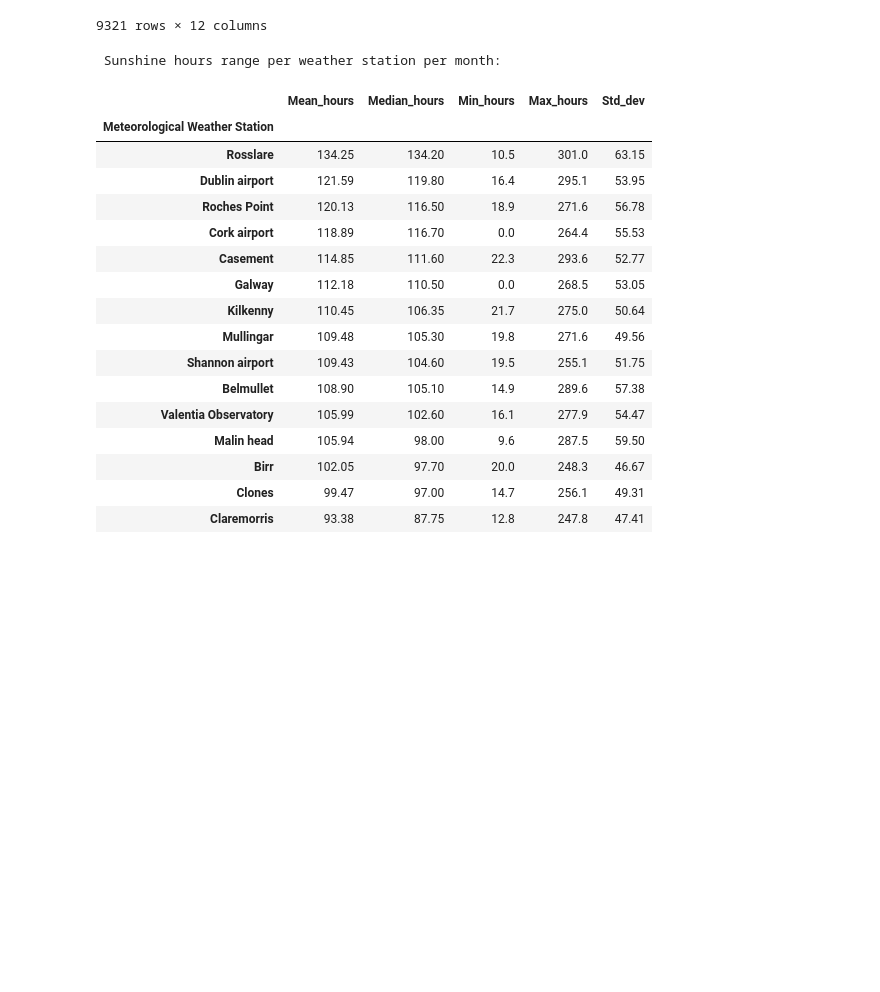
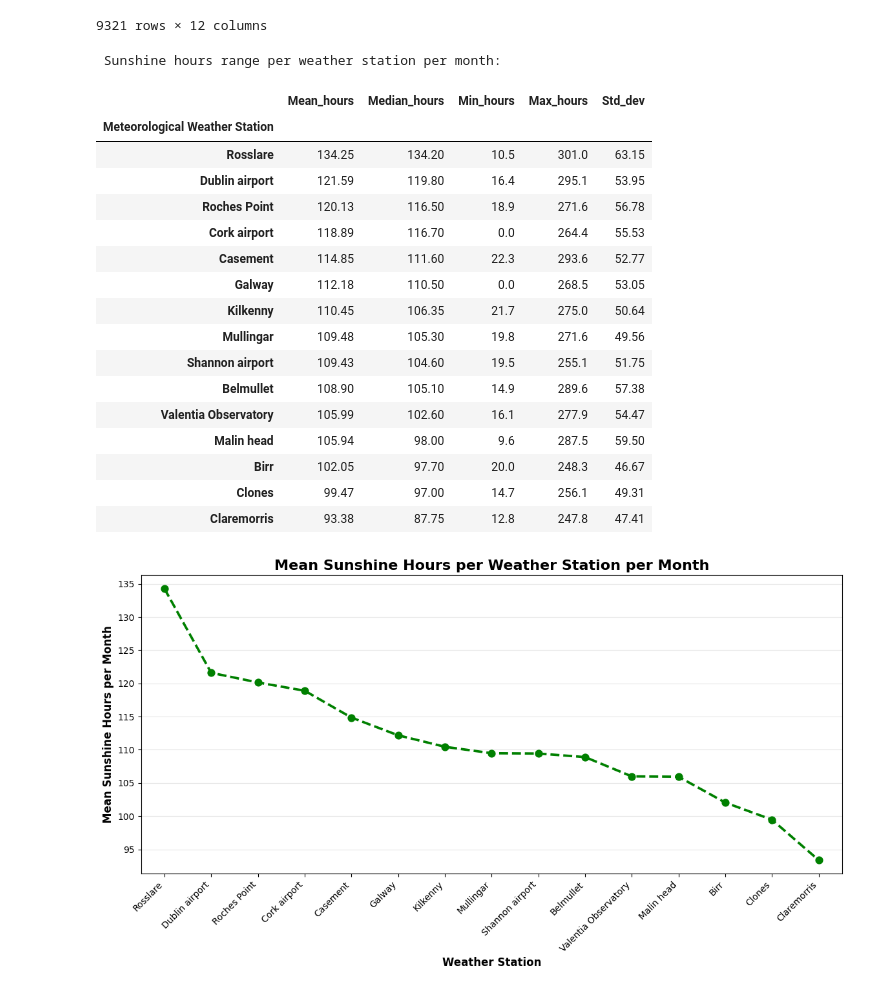
Before and after one commit to Hugo-van-Zyl/programming-for-data-analytics, a Jupyter notebook: Big Project/bigproject.ipynb, the cells around one changed output. Drawn from its saved outputs; the diff is of its cells as text; code cells hidden in the pictures; blank space fills up the shorter version.

```diff
--- a/Big Project/bigproject.ipynb
+++ b/Big Project/bigproject.ipynb
@@ -149,33 +149,52 @@ Dataset for Most Sunshine Hours in a Day:
 # use .groupby to group the data per wearther station
 mean_by_station = df_totalsunshinehrs.groupby('Meteorological Weather Station')['Sunshine_Hours'].agg([
     ('Mean_hours', 'mean'), # calculate the mean
     ('Median_hours', 'median'), # calculate the median
     ('Min_hours', 'min'), # calculate the minimum value
     ('Max_hours', 'max'), # calculate the maximum value
     ('Std_dev', 'std'),]).round(2).sort_values('Mean_hours', ascending=False) # sort higest to lowest using mean hours and round figures to 2 decimals
 
 print("\n Sunshine hours range per weather station per month:")
 display(mean_by_station) # show table
 # this gives us an insight which locations have more sunlight hours than others
+
+# Plot this data using seaborn
+plt.figure(figsize=(14, 6)) # set size of plot
+sns.pointplot( # use point plot
+    data=mean_by_station_plot,
+    x='Meteorological Weather Station', # set x values
+    y='Mean_hours', # set y values
+    color='green', # set color of line
+    markers='o', # use markers to show data for point each station
+    linestyles='--' # use dotted lines to connect the data
+)
+
+plt.xlabel('Weather Station', fontsize=12, fontweight='bold') # define label and make bold
+plt.ylabel('Mean Sunshine Hours per Month', fontsize=12, fontweight='bold') # define label and make bold
+plt.title('Mean Sunshine Hours per Weather Station per Month', fontsize=16, fontweight='bold') # define label and make bold
+plt.xticks(rotation=45, ha='right') # rotate the x axis text to make easier to read and fit in space
+plt.grid(axis='y', alpha=0.3) # make a grid to easier see value levels on y axis
+plt.show() # show plot
 # %% [output]
  Sunshine hours range per weather station per month:
 |  | Mean_hours | Median_hours | Min_hours | Max_hours | Std_dev |
 | Meteorological Weather Station |  |  |  |  |  |
 | Rosslare | 134.25 | 134.20 | 10.5 | 301.0 | 63.15 |
 | Dublin airport | 121.59 | 119.80 | 16.4 | 295.1 | 53.95 |
 | Roches Point | 120.13 | 116.50 | 18.9 | 271.6 | 56.78 |
 | Cork airport | 118.89 | 116.70 | 0.0 | 264.4 | 55.53 |
 | Casement | 114.85 | 111.60 | 22.3 | 293.6 | 52.77 |
 | Galway | 112.18 | 110.50 | 0.0 | 268.5 | 53.05 |
 | Kilkenny | 110.45 | 106.35 | 21.7 | 275.0 | 50.64 |
 | Mullingar | 109.48 | 105.30 | 19.8 | 271.6 | 49.56 |
 | Shannon airport | 109.43 | 104.60 | 19.5 | 255.1 | 51.75 |
 | Belmullet | 108.90 | 105.10 | 14.9 | 289.6 | 57.38 |
 | Valentia Observatory | 105.99 | 102.60 | 16.1 | 277.9 | 54.47 |
 | Malin head | 105.94 | 98.00 | 9.6 | 287.5 | 59.50 |
 | Birr | 102.05 | 97.70 | 20.0 | 248.3 | 46.67 |
 | Clones | 99.47 | 97.00 | 14.7 | 256.1 | 49.31 |
 | Claremorris | 93.38 | 87.75 | 12.8 | 247.8 | 47.41 |
+[figure, added]
 # %%
 # Now I will calculate the average sunshine hours for each month
 # use .groupby to group the data per month number
```
Also changed, not shown: parts of 4 cells of this notebook, 1 other file.
